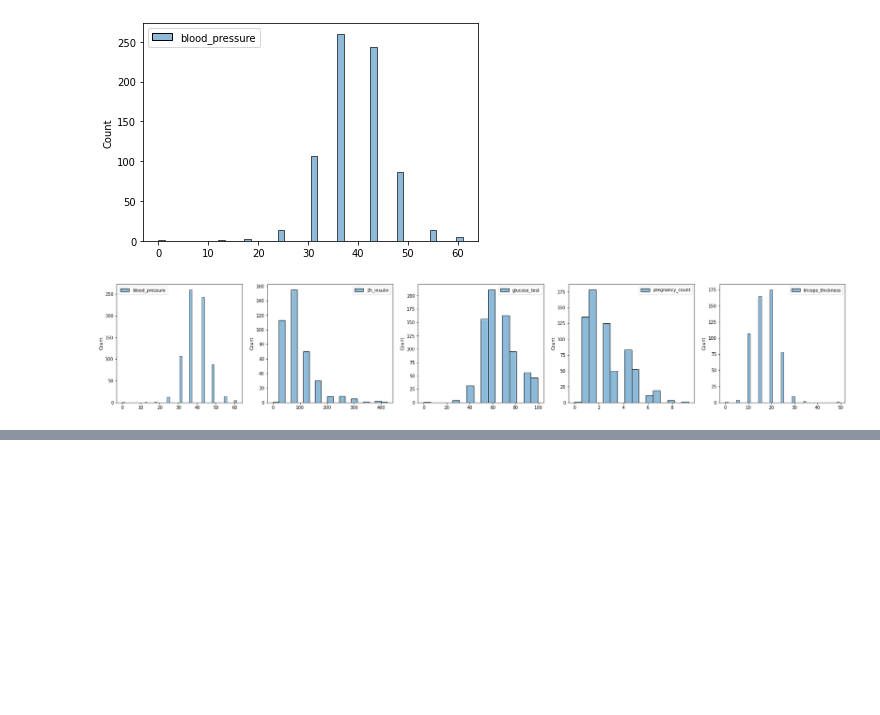
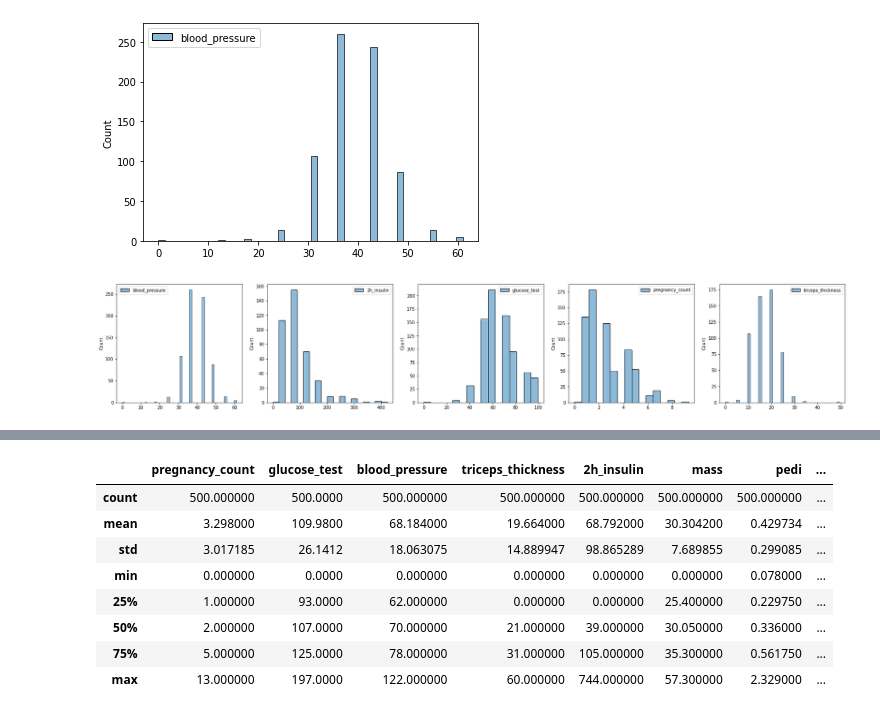
Before and after one commit to amindadgar/Machine-Learning, a Jupyter notebook: HW1/main.ipynb, the cells around one changed output, grey strips where cells are left out. Cells and saved outputs as stored; diff of their text form; code cells hidden in the pictures; blank space fills up the shorter version.

````diff
--- a/HW1/main.ipynb
+++ b/HW1/main.ipynb
@@ -345,0 +350,6 @@ plt.show()
+# %%
+## column names are used from ```pima-indians-diabetes.name``` file
+cols = ['pregnancy_count', 'glucose_test', 'blood_pressure', 'triceps_thickness', '2h_insulin', 'mass', 'pedi', 'age', 'label']
+
+df = pd.read_csv('hw1_data/pima/pima-indians-diabetes.data', index_col=False ,names=cols)
+df.head()
@@ -345,0 +363,15 @@ plt.show()
+# %%
+df_class_0 = df[df.label == 0].copy()
+df_class_1 = df[df.label == 1].copy()
+# %%
+df_class_0.describe()
+# %% [output]
+|  | pregnancy_count | glucose_test | blood_pressure | triceps_thickness | 2h_insulin | mass | pedi | ... |
+| count | 500.000000 | 500.0000 | 500.000000 | 500.000000 | 500.000000 | 500.000000 | 500.000000 | ... |
+| mean | 3.298000 | 109.9800 | 68.184000 | 19.664000 | 68.792000 | 30.304200 | 0.429734 | ... |
+| std | 3.017185 | 26.1412 | 18.063075 | 14.889947 | 98.865289 | 7.689855 | 0.299085 | ... |
+| min | 0.000000 | 0.0000 | 0.000000 | 0.000000 | 0.000000 | 0.000000 | 0.078000 | ... |
+| 25% | 1.000000 | 93.0000 | 62.000000 | 0.000000 | 0.000000 | 25.400000 | 0.229750 | ... |
+| 50% | 2.000000 | 107.0000 | 70.000000 | 21.000000 | 39.000000 | 30.050000 | 0.336000 | ... |
+| 75% | 5.000000 | 125.0000 | 78.000000 | 31.000000 | 105.000000 | 35.300000 | 0.561750 | ... |
+| max | 13.000000 | 197.0000 | 122.000000 | 60.000000 | 744.000000 | 57.300000 | 2.329000 | ... |
````
Also changed, not shown: parts of 6 cells of this notebook.
